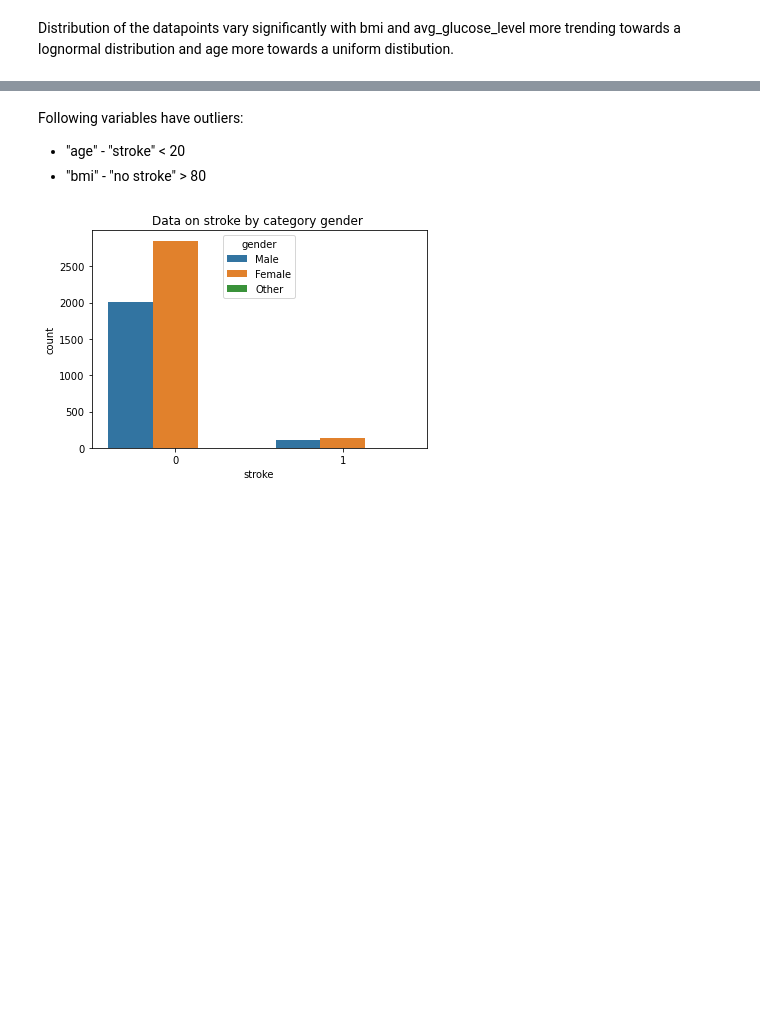
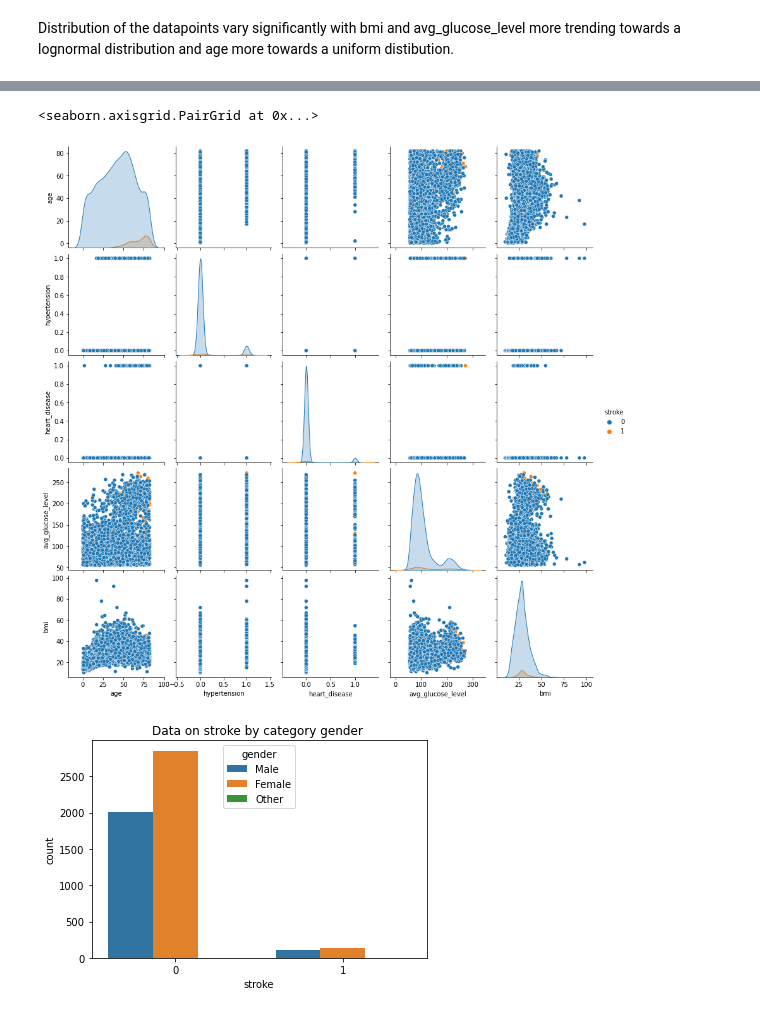
Before and after one commit to evaczeydapommersheim/PfDA_Assignment, a Jupyter notebook: PfDA_Assignment.ipynb, the cells around one changed output, grey strips where cells are left out. Saved outputs shown, nothing was run; the diff lists cells and outputs as text; code cells hidden in the pictures; blank space fills up the shorter version.

```diff
--- a/PfDA_Assignment.ipynb
+++ b/PfDA_Assignment.ipynb
@@ -257,7 +243,8 @@ for i in df.columns[:-1]:
-# %% [markdown]
-Following variables have outliers:
-- "age" - "stroke" < 20
-- "bmi" - "no stroke" > 80
+# %%
+sns.pairplot(df, hue = "stroke")
+# %% [output]
+<seaborn.axisgrid.PairGrid at 0x...>
+[figure, added]
 # %%
 # Visualization of cases of stroke(1) vs no stroke (0) against categorical data:
 
```
Also changed, not shown: parts of 28 cells of this notebook, 2 other files.
